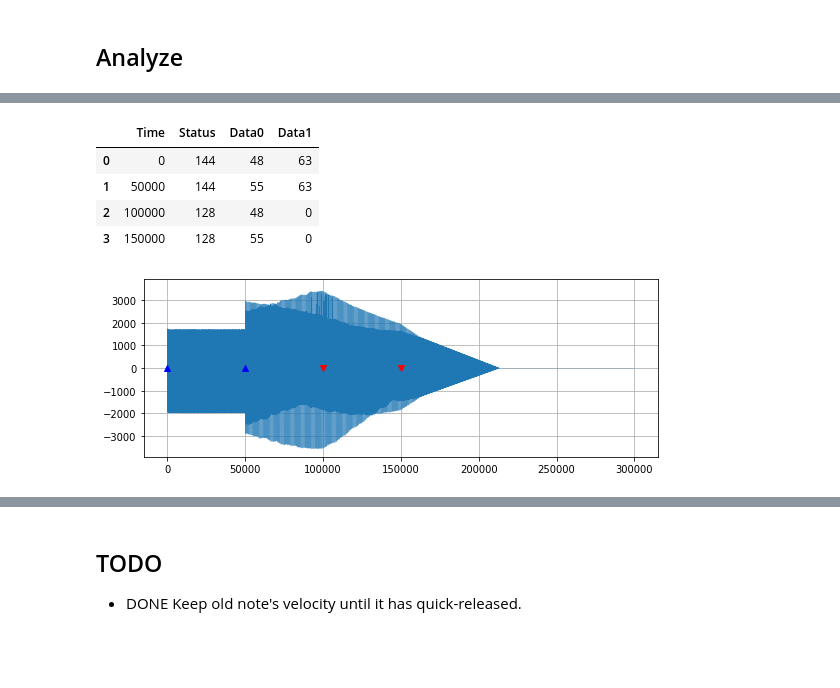
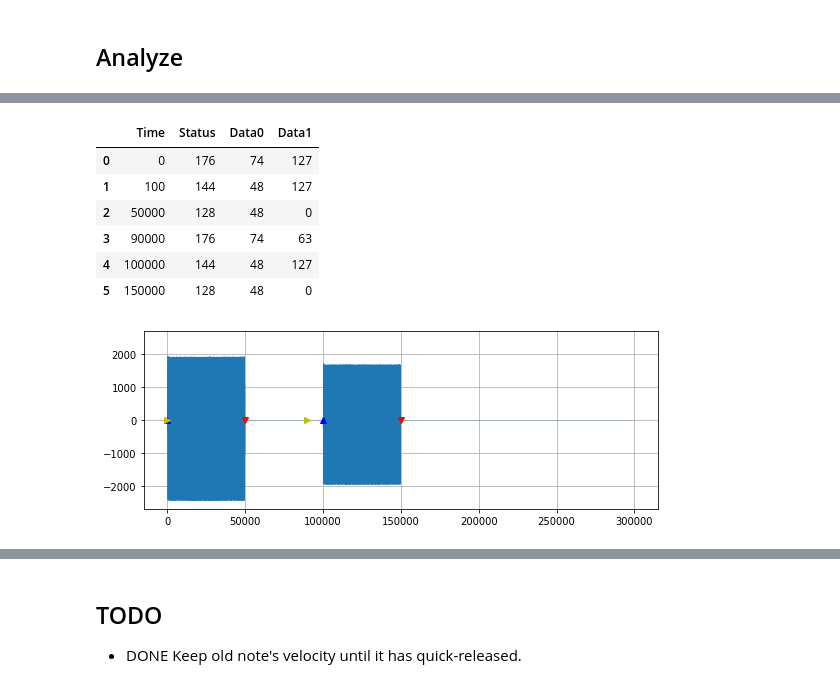
Before and after one commit to soerenbnoergaard/sbnsampler, a Jupyter notebook: notebooks/simulator.ipynb, the cells around one changed output, grey strips where cells are left out. Saved outputs shown, nothing was run; the diff lists cells and outputs as text; code cells hidden in the pictures; blank space fills up the shorter version.

```diff
--- a/notebooks/simulator.ipynb
+++ b/notebooks/simulator.ipynb
@@ -47,33 +49,38 @@ voice.c:127 Start
 # %%
 midi = pd.read_csv("../app/midi.csv", comment="#")
 midi.columns = midi.columns.str.strip()
 
 fs, x = wavfile.read("../app/dac.wav")
 idp.display(idp.Audio("../app/dac.wav"))
 
 fig, ax1 = subplots(1, 1, figsize=[8, 3])
 t = arange(len(x))
 ax1.plot(t, x, linewidth=0.2);
 
 for n in midi.loc[midi["Status"] == 144]["Time"]:
     ax1.plot(n, 0, "^b")
 
 for n in midi.loc[midi["Status"] == 128]["Time"]:
     ax1.plot(n, 0, "vr")
 
+for n in midi.loc[midi["Status"] == 176]["Time"]:
+    ax1.plot(n, 0, ">y")
+
 ax1.grid(True)
 ymax = max([abs(X) for X in ax1.get_ylim()])
 ax1.set_ylim(-ymax, ymax)
 fig.tight_layout()
 idp.display(midi)
 # %% [output]
 [interactive output not drawn]
 |  | Time | Status | Data0 | Data1 |
-| 0 | 0 | 144 | 48 | 63 |
-| 1 | 50000 | 144 | 55 | 63 |
-| 2 | 100000 | 128 | 48 | 0 |
-| 3 | 150000 | 128 | 55 | 0 |
+| 0 | 0 | 176 | 74 | 127 |
+| 1 | 100 | 144 | 48 | 127 |
+| 2 | 50000 | 128 | 48 | 0 |
+| 3 | 90000 | 176 | 74 | 63 |
+| 4 | 100000 | 144 | 48 | 127 |
+| 5 | 150000 | 128 | 48 | 0 |
-[figure, old version]
+[figure, new version]
 # %%
 fig, ax = subplots(1, 1, figsize=[8, 3])
 ax.specgram(x, Fs=fs, scale="dB", cmap="jet");
```
Also changed, not shown: parts of 3 cells of this notebook, 7 other files.
